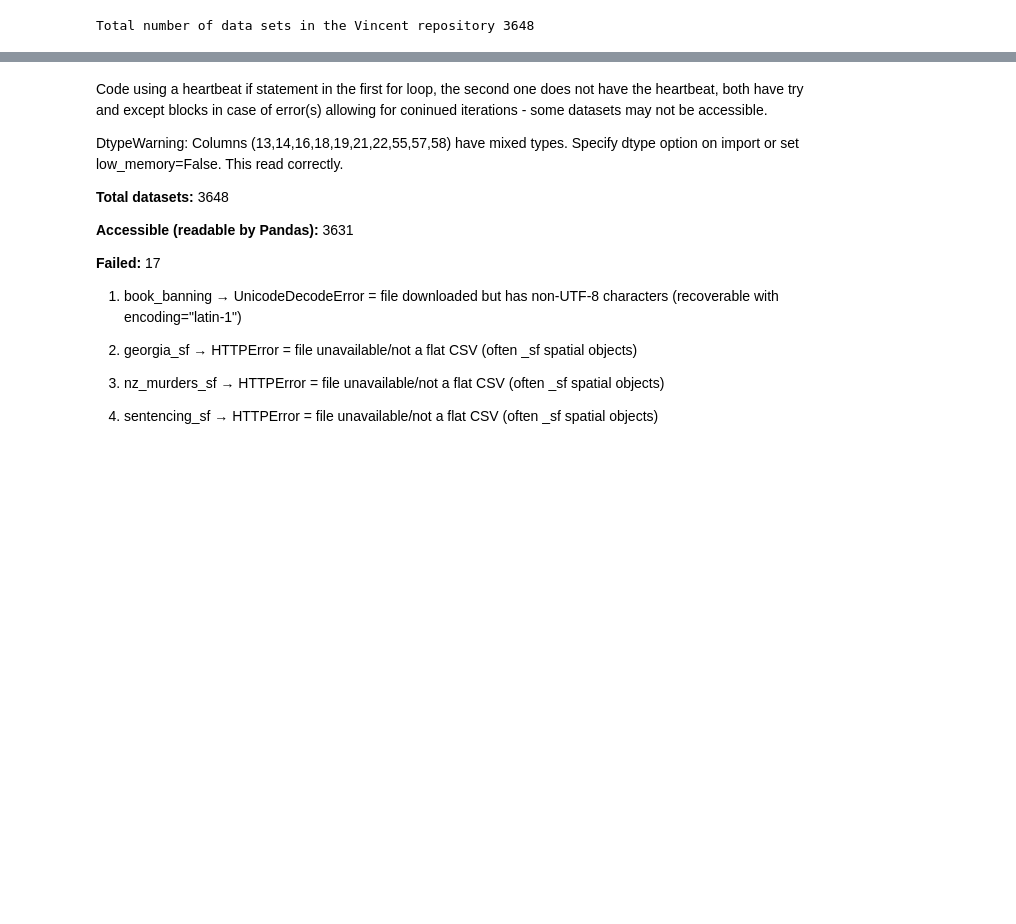
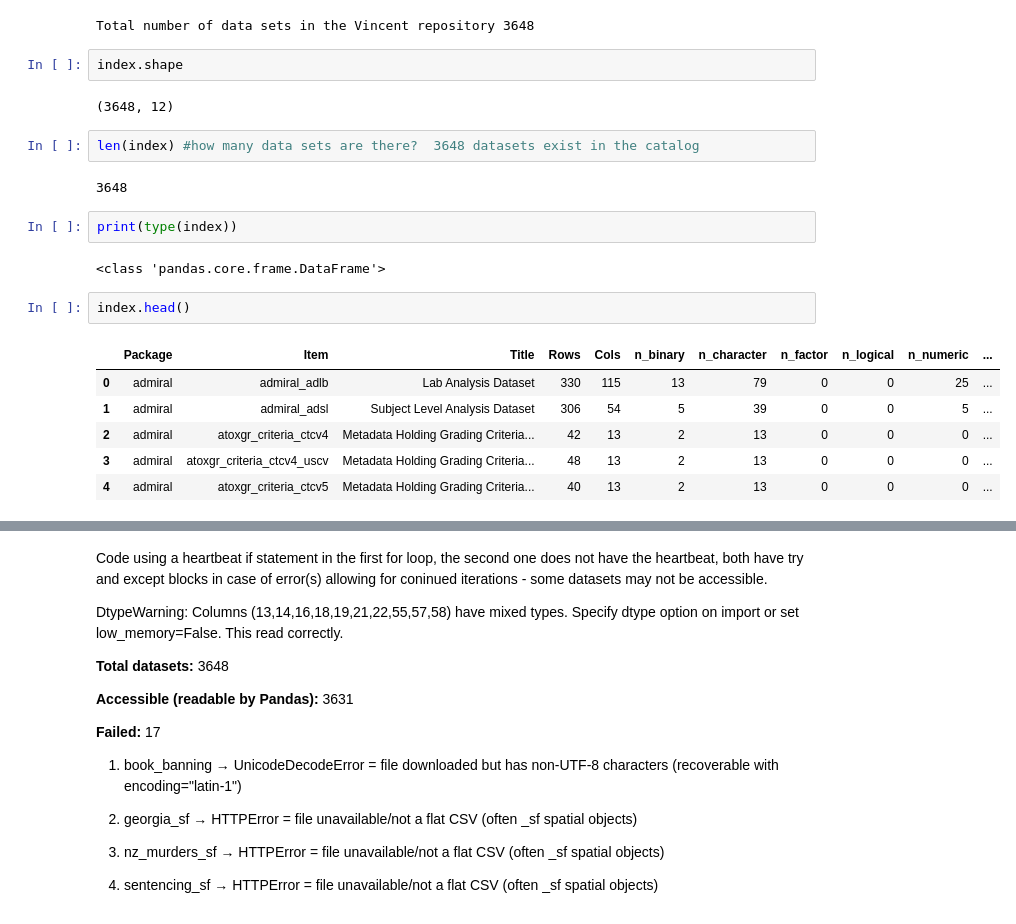
Before and after one commit to cyeef/Data-Science-Portfolio-C21-, a Jupyter notebook: Exercises/Vincent-Data-Index-Questions.ipynb, the cells around one changed output, grey strips where cells are left out. Cells and saved outputs as stored; diff of their text form; blank space fills up the shorter version.

```diff
--- a/Exercises/Vincent-Data-Index-Questions.ipynb
+++ b/Exercises/Vincent-Data-Index-Questions.ipynb
@@ -29,3 +29,24 @@ index = pd.read_csv('https://vincentarelbundock.github.io/Rdatasets/datasets.csv
 print('[bold]Total number of data sets in the Vincent repository[/bold]', len(index))  # use length function to determine the total data sets.
 # %% [output]
 Total number of data sets in the Vincent repository 3648
+# %%
+index.shape
+# %% [output]
+(3648, 12)
+# %%
+len(index) #how many data sets are there?  3648 datasets exist in the catalog
+# %% [output]
+3648
+# %%
+print(type(index))
+# %% [output]
+<class 'pandas.core.frame.DataFrame'>
+# %%
+index.head()
+# %% [output]
+|  | Package | Item | Title | Rows | Cols | n_binary | n_character | n_factor | n_logical | n_numeric | ... |
+| 0 | admiral | admiral_adlb | Lab Analysis Dataset | 330 | 115 | 13 | 79 | 0 | 0 | 25 | ... |
+| 1 | admiral | admiral_adsl | Subject Level Analysis Dataset | 306 | 54 | 5 | 39 | 0 | 0 | 5 | ... |
+| 2 | admiral | atoxgr_criteria_ctcv4 | Metadata Holding Grading Criteria... | 42 | 13 | 2 | 13 | 0 | 0 | 0 | ... |
+| 3 | admiral | atoxgr_criteria_ctcv4_uscv | Metadata Holding Grading Criteria... | 48 | 13 | 2 | 13 | 0 | 0 | 0 | ... |
+| 4 | admiral | atoxgr_criteria_ctcv5 | Metadata Holding Grading Criteria... | 40 | 13 | 2 | 13 | 0 | 0 | 0 | ... |
```
Also changed, not shown: parts of 23 cells of this notebook.
